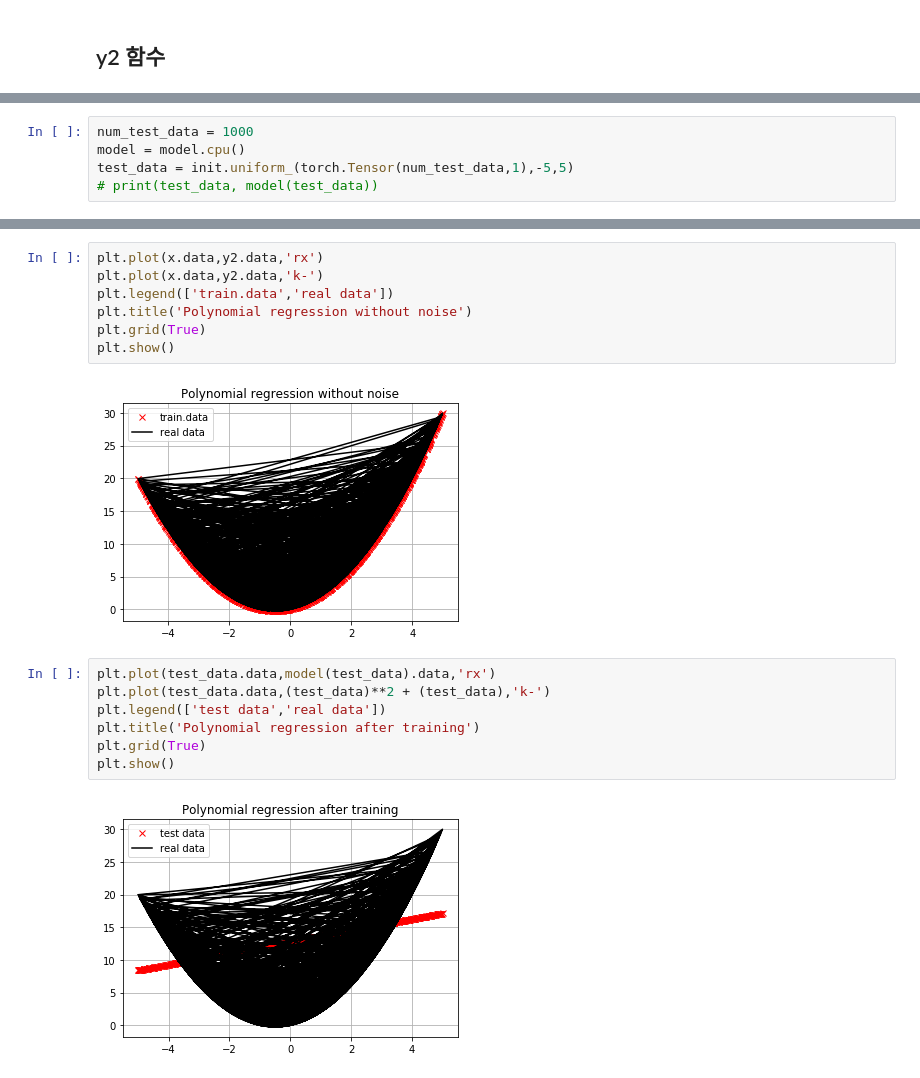
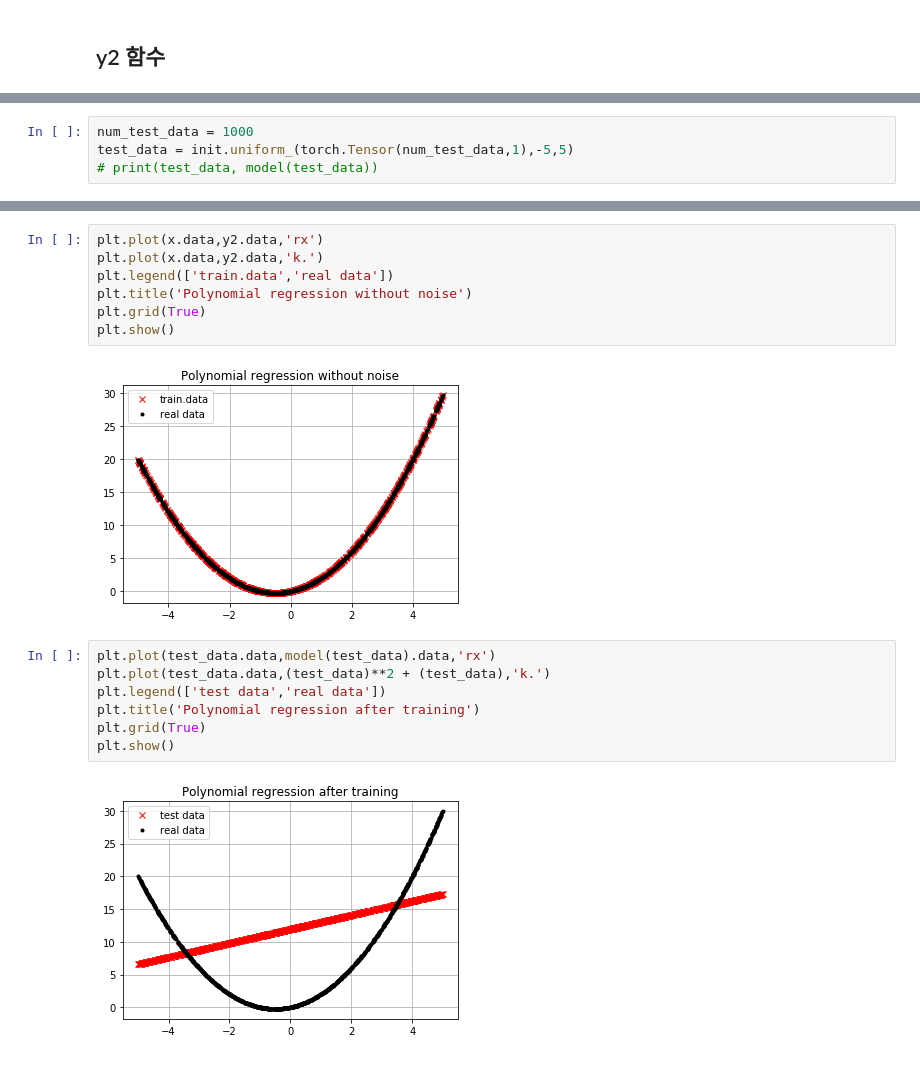
Before and after one commit to Present-Jeong/Hyunjae-Yeah-, a Jupyter notebook: Week3 Linear Regression Assignment.ipynb, the cells around one changed output, grey strips where cells are left out. Cells and saved outputs as stored; diff of their text form.

```diff
--- a/Week3 Linear Regression Assignment.ipynb
+++ b/Week3 Linear Regression Assignment.ipynb
@@ -145,6 +167,5 @@ tensor(225.8042)
 # %%
 num_test_data = 1000
-model = model.cpu()
 test_data = init.uniform_(torch.Tensor(num_test_data,1),-5,5)
 # print(test_data, model(test_data))
 # %%
@@ -160,18 +180,18 @@ plt.show()
 # %%
 plt.plot(x.data,y2.data,'rx')
-plt.plot(x.data,y2.data,'k-')
+plt.plot(x.data,y2.data,'k.')
 plt.legend(['train.data','real data'])
 plt.title('Polynomial regression without noise')
 plt.grid(True)
 plt.show()
 # %% [output]
-[figure, old version]
+[figure, new version]
 # %%
 plt.plot(test_data.data,model(test_data).data,'rx')
-plt.plot(test_data.data,(test_data)**2 + (test_data),'k-')
+plt.plot(test_data.data,(test_data)**2 + (test_data),'k.')
 plt.legend(['test data','real data'])
 plt.title('Polynomial regression after training')
 plt.grid(True)
 plt.show()
 # %% [output]
-[figure, old version]
+[figure, new version]
```
Also changed, not shown: parts of 9 cells of this notebook.
